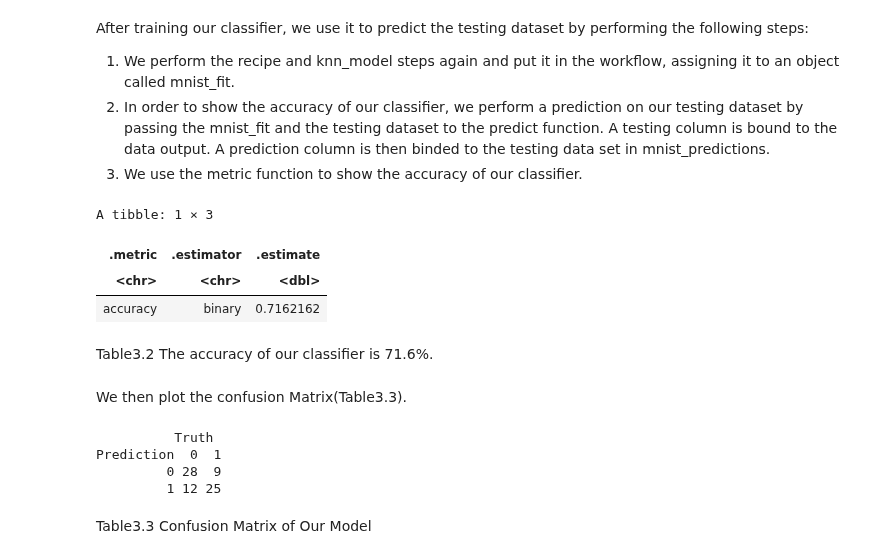
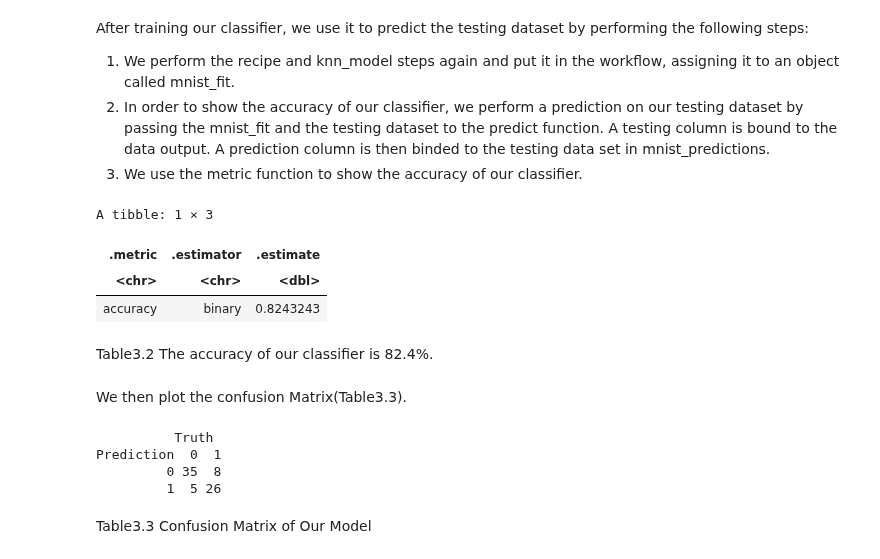
Before and after one commit to wiliwangka/Heart-Disease-Classification-with-R, a Jupyter notebook: ds_project_proposal.ipynb, the cells around one changed output. Cells and saved outputs as stored; diff of their text form; code cells hidden in the pictures.

```diff
--- a/ds_project_proposal.ipynb
+++ b/ds_project_proposal.ipynb
@@ -426,33 +454,33 @@ After training our classifier, we use it to predict the testing dataset by perfo
 # %%
 set.seed(2022)
 
-cleveland_recipe <- recipe(num ~ age + thalach, data = cleveland_training) %>%
+cleveland_recipe <- recipe(num ~ age + thalach+oldpeak, data = cleveland_training) %>%
                     step_scale(all_predictors()) %>%
                     step_center(all_predictors())
 
-mnist_spec <- nearest_neighbor(weight_func = "rectangular", neighbors =14) %>%
+mnist_spec <- nearest_neighbor(weight_func = "rectangular", neighbors =8) %>%
               set_engine("kknn") %>%
               set_mode("classification")
 
 mnist_fit <- workflow() %>%
              add_recipe(cleveland_recipe) %>%
              add_model(mnist_spec) %>%
              fit(data = cleveland_training)
 
 mnist_predictions <- predict(mnist_fit, cleveland_testing) %>%
                      bind_cols(cleveland_testing)
 
 mnist_metrics <- mnist_predictions %>%
                  metrics(truth = num, estimate = .pred_class) %>%
                 filter(.metric == "accuracy")
 mnist_metrics
 # %% [output]
 A tibble: 1 × 3
 | .metric | .estimator | .estimate |
 | <chr> | <chr> | <dbl> |
-| accuracy | binary | 0.7162162 |
+| accuracy | binary | 0.8243243 |
 # %% [markdown]
-Table3.2 The accuracy of our classifier is 71.6%.
+Table3.2 The accuracy of our classifier is 82.4%.
 # %% [markdown]
 We then plot the confusion Matrix(Table3.3).
 # %%
@@ -462,8 +490,8 @@ confusion
 # %% [output]
           Truth
 Prediction  0  1
-         0 28  9
-         1 12 25
+         0 35  8
+         1  5 26
 # %% [markdown]
 Table3.3 Confusion Matrix of Our Model
 # %% [markdown]
```
Also changed, not shown: parts of 4 cells of this notebook.
